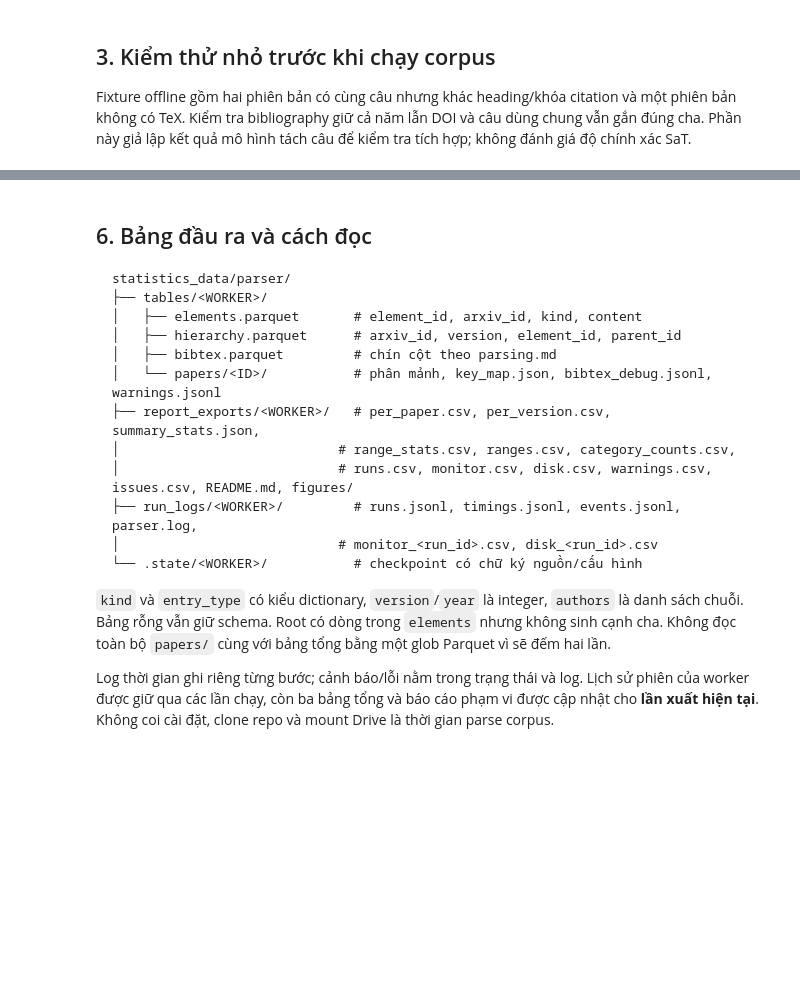
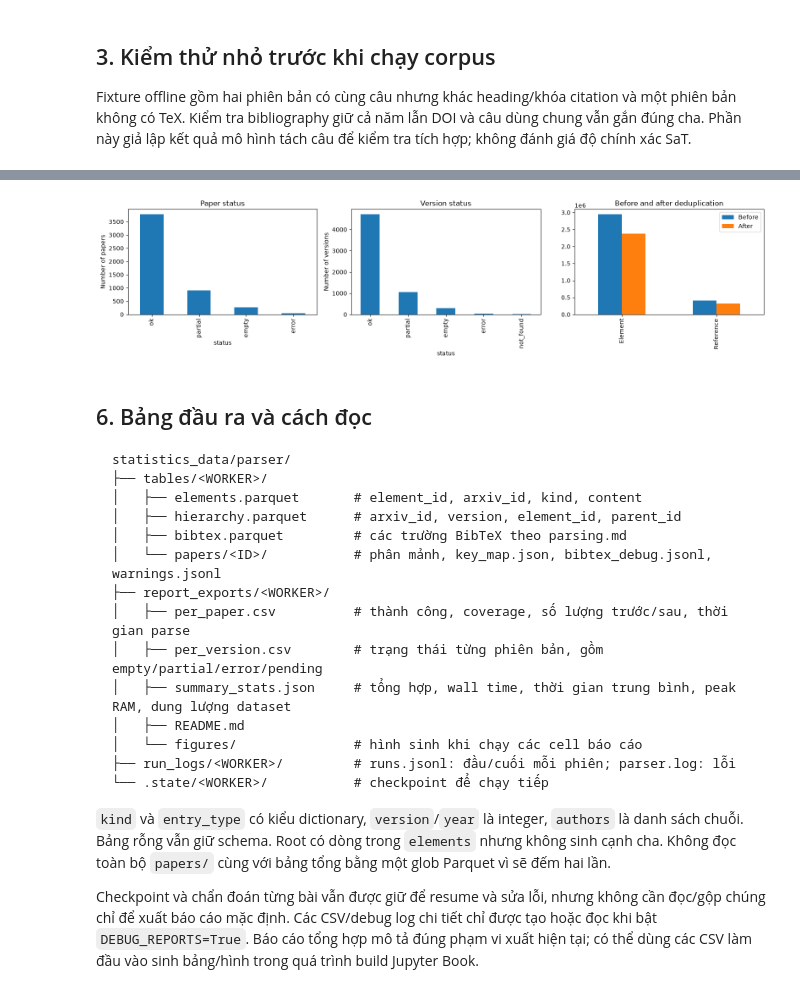
Before and after one commit to DuyNhat1705/Intro2DS-Group3-Source, a Jupyter notebook: src/parser.ipynb, the cells around one changed output, grey strips where cells are left out. Saved outputs shown, nothing was run; the diff lists cells and outputs as text; code cells hidden in the pictures; blank space fills up the shorter version.

Commit message:
parser ver 2

````diff
--- a/src/parser.ipynb
+++ b/src/parser.ipynb
@@ -122,8 +154,8 @@ if IN_COLAB and MOUNT_DRIVE:
     drive.mount("/content/drive")
 
 project_root = Path(DRIVE_PROJECT_DIR) if IN_COLAB and MOUNT_DRIVE else REPO_ROOT
-DATA_DIR = Path(DATA_DIR_OVERRIDE).expanduser().resolve() if DATA_DIR_OVERRIDE else project_root / "data"
-OUTPUT_DIR = Path(OUTPUT_DIR_OVERRIDE).expanduser().resolve() if OUTPUT_DIR_OVERRIDE else project_root / "statistics_data" / "parser"
+DATA_DIR = resolve_config_path(DATA_DIR_OVERRIDE) if DATA_DIR_OVERRIDE else project_root / "data"
+OUTPUT_DIR = resolve_config_path(OUTPUT_DIR_OVERRIDE) if OUTPUT_DIR_OVERRIDE else project_root / "statistics_data" / "parser"
 if not DATA_DIR.is_dir():
     raise FileNotFoundError(f"Không có thư mục dữ liệu {DATA_DIR}. Kiểm tra Drive hoặc DATA_DIR_OVERRIDE.")
 if OUTPUT_DIR.resolve() == DATA_DIR.resolve():
@@ -229,9 +299,12 @@ Hết `MAX_RUN_HOURS` thì không cấp bài mới, nhưng chờ các bài đã
 # %%
+def show_checkpoint_progress(done, total, reused):
+    if done == 1 or done % 100 == 0 or done == total:
+        print(f"[Checkpoint {done:,}/{total:,}] Có thể dùng lại: {reused:,}", flush=True)
+
 def show_progress(done, total, stats):
     if done == 1 or done % 25 == 0 or done == total:
         print(f"[{done:,}/{total:,}] {stats['arxiv_id']} — {stats['status']} | "
-              f"element: {stats.get('elements_before', 0)} → {stats.get('elements_after', 0)} | "
-              f"notices: {stats.get('notice_count', 0)}, warnings affecting completeness: {stats.get('blocking_warning_count', 0)}")
+              f"element: {stats.get('elements_before', 0)} → {stats.get('elements_after', 0)}")
         if stats['status'] not in {'ok', 'empty'}:
             print("  Reason:", stats.get('message', '')[:700])
 
@@ -239,7 +312,9 @@ if RUN_PIPELINE:
     result = run_parser(jobs, OUTPUT_DIR, worker=WORKER_NAME, ranges=RANGES,
         enrich=ENABLE_ENRICHMENT, fuzzy_threshold=FUZZY_THRESHOLD, resume=RESUME,
         max_run_hours=MAX_RUN_HOURS, monitor_interval=MONITOR_EVERY_SEC,
-        disk_every=DISK_EVERY_PAPERS, progress=show_progress,
+        disk_every=DISK_EVERY_PAPERS, progress=show_progress, debug_reports=DEBUG_REPORTS,
+        retry_partial=RETRY_PARTIAL, checkpoint_validation=CHECKPOINT_VALIDATION,
+        checkpoint_progress=show_checkpoint_progress, sentence_cache_mb=SENTENCE_CACHE_MB,
         num_workers=NUM_WORKERS, max_workers=MAX_WORKERS, adaptive_ram=ADAPTIVE_RAM,
         reserve_ram_gb=RESERVE_RAM_GB, ram_per_worker_gb=RAM_PER_WORKER_GB,
         ram_wait_timeout_sec=RAM_WAIT_TIMEOUT_SEC)
@@ -254,13 +329,15 @@ REPORTS_DIR = OUTPUT_DIR / "report_exports" / WORKER_NAME
 TABLES_DIR = OUTPUT_DIR / "tables" / WORKER_NAME
 display(pd.DataFrame([{
     "IDs in scope": summary["target_ids"], "successful papers": summary["papers_success"],
+    "checkpoints reused": summary["run"]["papers_reused"],
     "success rate": summary["success_rate"], "elements after deduplication": summary["elements_after"],
     "references after deduplication": summary["bibtex_after"], "stop reason": summary["run"]["stop_reason"],
     "run duration (seconds)": summary["run"]["duration_sec"],
+    "average parse time per paper (seconds)": summary.get("average_parse_sec"),
     "peak RSS (MiB)": summary["run"]["peak_rss_bytes"] / 2**20,
     "Parquet tables (MiB)": summary["table_bytes"] / 2**20,
 }]))
-if summary["run"].get("parallel"):
+if DEBUG_REPORTS and summary["run"].get("parallel"):
     print("CPU/RAM scheduling:", summary["run"]["parallel"])
 if summary["run"]["stop_reason"] == "error":
     print("Run error:", summary["run"].get("error"), "— check parser.log before using the tables.")
@@ -289,44 +441,47 @@ display(diagnostics.head(30))
 # %%
 import matplotlib.pyplot as plt
 
 FIGURES_DIR = REPORTS_DIR / "figures"
 FIGURES_DIR.mkdir(exist_ok=True)
 fig, axes = plt.subplots(1, 3, figsize=(16, 4))
 per_paper["status"].value_counts().plot.bar(ax=axes[0], title="Paper status") if len(per_paper) else axes[0].set_title("No papers")
 axes[0].set_ylabel("Number of papers")
 if len(per_version):
     per_version["status"].value_counts().plot.bar(ax=axes[1], title="Version status")
 else:
     axes[1].set_title("No versions")
 axes[1].set_ylabel("Number of versions")
 pd.DataFrame({"Before": [summary["elements_before"], summary["bibtex_before"]],
               "After": [summary["elements_after"], summary["bibtex_after"]]},
              index=["Element", "Reference"]).plot.bar(ax=axes[2], title="Before and after deduplication")
 fig.tight_layout()
 fig.savefig(FIGURES_DIR / "coverage_dedup.png", dpi=160, bbox_inches="tight")
 plt.show()
 plt.close(fig)
 
-fig, axes = plt.subplots(1, 2, figsize=(13, 4))
-current = per_paper[per_paper["reused"].eq(False)]
-times = pd.to_numeric(current["elapsed_sec"], errors="coerce").dropna()
-if len(times):
-    axes[0].hist(times, bins=min(30, max(1, len(times))))
-axes[0].set(title="Parsing time for papers without reused checkpoints", xlabel="Seconds", ylabel="Number of papers")
-monitor_path = REPORTS_DIR / "monitor.csv"
-if monitor_path.exists():
-    monitor = pd.read_csv(monitor_path)
-    for run_id, group in monitor.groupby("run_id"):
-        axes[1].plot(pd.to_datetime(group["minute"], utc=True), group["max_rss_bytes"] / 2**20,
-                     label=run_id)
-    if len(monitor):
-        axes[1].legend(fontsize=7)
-axes[1].set(title="Peak RSS per minute", xlabel="UTC time", ylabel="MiB")
-fig.autofmt_xdate()
-fig.tight_layout()
-fig.savefig(FIGURES_DIR / "performance.png", dpi=160, bbox_inches="tight")
-plt.show()
-plt.close(fig)
+if DEBUG_REPORTS:
+    fig, axes = plt.subplots(1, 2, figsize=(13, 4))
+    current = per_paper[per_paper["reused"].eq(False)]
+    times = pd.to_numeric(current["elapsed_sec"], errors="coerce").dropna()
+    if len(times):
+        axes[0].hist(times, bins=min(30, max(1, len(times))))
+    axes[0].set(title="Parsing time for papers without reused checkpoints", xlabel="Seconds", ylabel="Number of papers")
+    monitor_path = REPORTS_DIR / "monitor.csv"
+    if monitor_path.exists():
+        monitor = pd.read_csv(monitor_path)
+        for run_id, group in monitor.groupby("run_id"):
+            axes[1].plot(pd.to_datetime(group["minute"], utc=True), group["max_rss_bytes"] / 2**20,
+                         label=run_id)
+        if len(monitor):
+            axes[1].legend(fontsize=7)
+    axes[1].set(title="Peak RSS per minute", xlabel="UTC time", ylabel="MiB")
+    fig.autofmt_xdate()
+    fig.tight_layout()
+    fig.savefig(FIGURES_DIR / "performance.png", dpi=160, bbox_inches="tight")
+    plt.show()
+    plt.close(fig)
+# %% [output]
+[figure, added]
 # %% [markdown]
 ## 6. Bảng đầu ra và cách đọc
 
@@ -335,19 +490,21 @@ statistics_data/parser/
 ├── tables/<WORKER>/
 │   ├── elements.parquet       # element_id, arxiv_id, kind, content
 │   ├── hierarchy.parquet      # arxiv_id, version, element_id, parent_id
-│   ├── bibtex.parquet         # chín cột theo parsing.md
+│   ├── bibtex.parquet         # các trường BibTeX theo parsing.md
 │   └── papers/<ID>/           # phân mảnh, key_map.json, bibtex_debug.jsonl, warnings.jsonl
-├── report_exports/<WORKER>/   # per_paper.csv, per_version.csv, summary_stats.json,
-│                            # range_stats.csv, ranges.csv, category_counts.csv,
-│                            # runs.csv, monitor.csv, disk.csv, warnings.csv, issues.csv, README.md, figures/
-├── run_logs/<WORKER>/         # runs.jsonl, timings.jsonl, events.jsonl, parser.log,
-│                            # monitor_<run_id>.csv, disk_<run_id>.csv
-└── .state/<WORKER>/           # checkpoint có chữ ký nguồn/cấu hình
+├── report_exports/<WORKER>/
+│   ├── per_paper.csv          # thành công, coverage, số lượng trước/sau, thời gian parse
+│   ├── per_version.csv        # trạng thái từng phiên bản, gồm empty/partial/error/pending
+│   ├── summary_stats.json     # tổng hợp, wall time, thời gian trung bình, peak RAM, dung lượng dataset
+│   ├── README.md
+│   └── figures/               # hình sinh khi chạy các cell báo cáo
+├── run_logs/<WORKER>/         # runs.jsonl: đầu/cuối mỗi phiên; parser.log: lỗi
+└── .state/<WORKER>/           # checkpoint để chạy tiếp
 ```
 
 `kind` và `entry_type` có kiểu dictionary, `version`/`year` là integer, `authors` là danh sách chuỗi. Bảng rỗng vẫn giữ schema. Root có dòng trong `elements` nhưng không sinh cạnh cha. Không đọc toàn bộ `papers/` cùng với bảng tổng bằng một glob Parquet vì sẽ đếm hai lần.
 
-Log thời gian ghi riêng từng bước; cảnh báo/lỗi nằm trong trạng thái và log. Lịch sử phiên của worker được giữ qua các lần chạy, còn ba bảng tổng và báo cáo phạm vi được cập nhật cho **lần xuất hiện tại**. Không coi cài đặt, clone repo và mount Drive là thời gian parse corpus.
+Checkpoint và chẩn đoán từng bài vẫn được giữ để resume và sửa lỗi, nhưng không cần đọc/gộp chúng chỉ để xuất báo cáo mặc định. Các CSV/debug log chi tiết chỉ được tạo hoặc đọc khi bật `DEBUG_REPORTS=True`. Báo cáo tổng hợp mô tả đúng phạm vi xuất hiện tại; có thể dùng các CSV làm đầu vào sinh bảng/hình trong quá trình build Jupyter Book.
 # %%
 # Chỉ lấy batch đầu để xem mẫu, tránh nạp cả corpus vào RAM.
 for name in ("elements", "hierarchy", "bibtex"):
````
Also changed, not shown: parts of 13 cells of this notebook, 8 other files.
